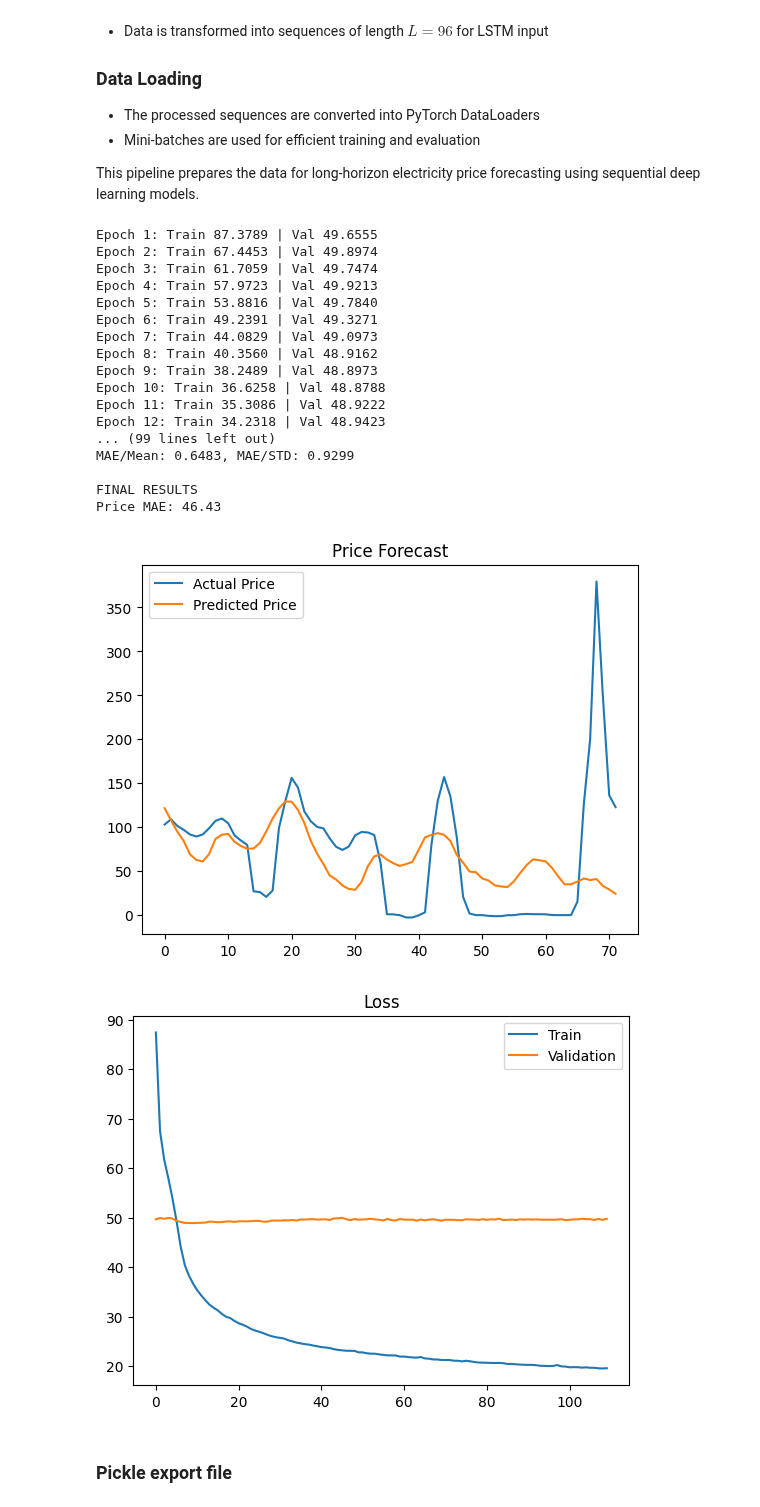
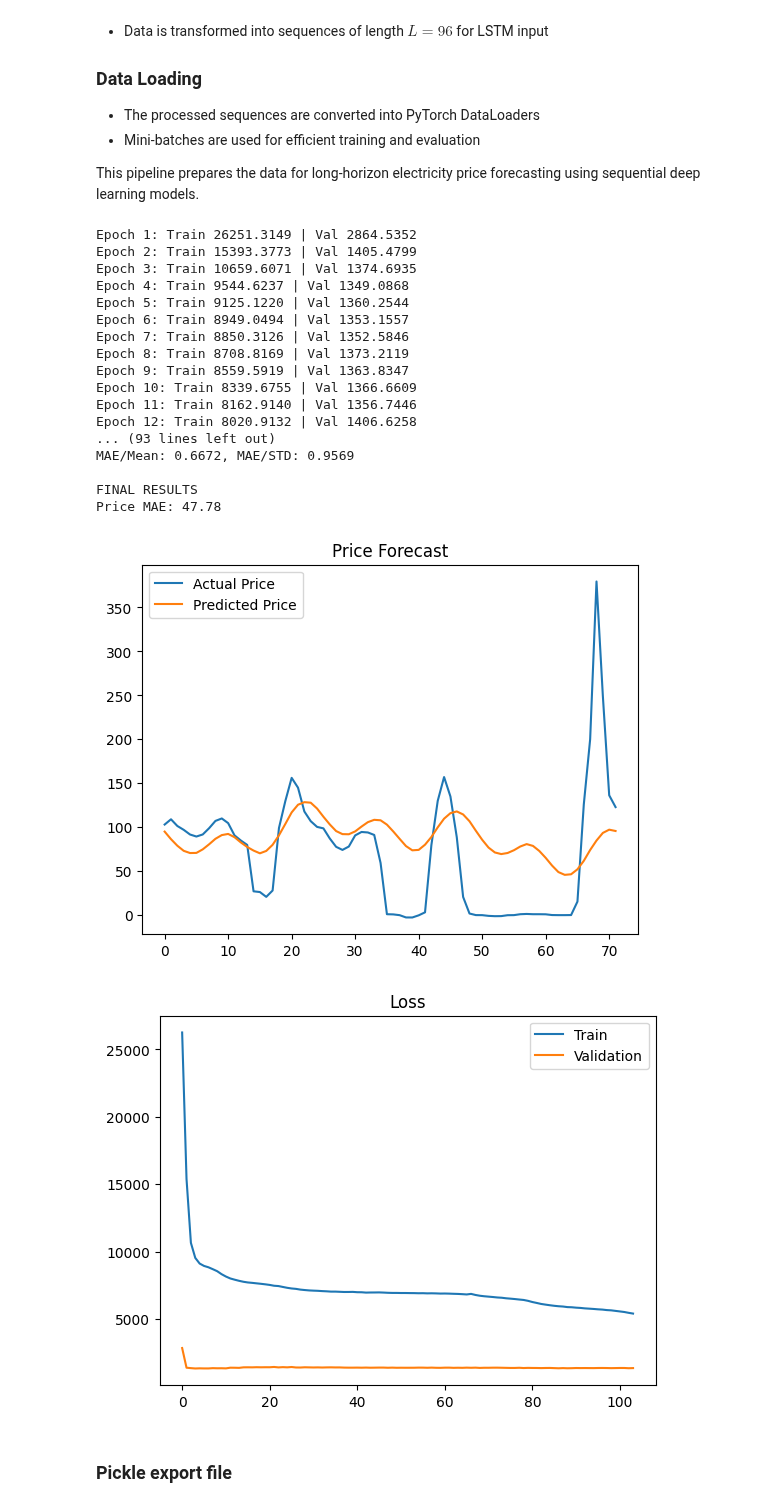
Before and after one commit to JonasDennisHansen/Advanced_business_analytics, a Jupyter notebook: LSTM_ludvig.ipynb, the cells around one changed output. Cells and saved outputs as stored; diff of their text form; code cells hidden in the pictures.

```diff
--- a/LSTM_ludvig.ipynb
+++ b/LSTM_ludvig.ipynb
@@ -409,9 +409,9 @@ class LSTMModelPrice(nn.Module):
         super().__init__()
         self.lstm = nn.LSTM(input_dim, 48, num_layers=2, batch_first=True, dropout=0.2)
         self.fc = nn.Sequential(
-            nn.Linear(48, 128),
+            nn.Linear(48, 96),
             nn.ReLU(),
-            nn.Linear(128, output_dim)
+            nn.Linear(96, output_dim)
         )
 
     def forward(self, x):
@@ -815,8 +815,6 @@ X_train, X_val, X_test, Y_train, Y_val, Y_test, exportX, exportY = prepare_data(
 )
 
 X_train, X_val, X_test, exportX, scaler = scale_data(X_train, X_val, X_test, exportX)
-Y_train, Y_val, Y_test , exportY, y_scaler = scale_data(Y_train, Y_val, Y_test, exportY)
-
 
 X_train, Y_train = create_sequences(X_train, Y_train, SEQ_LEN, HORIZON)
 X_val, Y_val = create_sequences(X_val, Y_val, SEQ_LEN, HORIZON)
@@ -832,50 +830,48 @@ test_loader  = DataLoader(SeqDataset(X_test, Y_test), batch_size=64)
 # %%
 model = LSTMModelPrice(X_train.shape[2], output_dim=Y_train.shape[1]).to(device)
 
 optimizer = torch.optim.Adam(model.parameters(), lr=0.001)
 criterion = nn.L1Loss()
 
 
 model, train_losses, val_losses, best_val = train_model(
     model,
     train_loader,
     val_loader,
     criterion,
     optimizer,
     EPOCHS,
     patience=100,
     device=device
 )
 
 
 preds, actuals = get_predictions(model, test_loader, device=device)
 
-preds_real = y_scaler.inverse_transform(preds)
-actuals_real = y_scaler.inverse_transform(actuals)
 
-performance_metrics(preds_real, actuals_real)
-evaluate_and_plot(preds_real, actuals_real, HORIZON, mode="price", idx=200)
+performance_metrics(preds, actuals)
+evaluate_and_plot(preds, actuals, HORIZON, mode="price", idx=200)
 plot_losses(train_losses, val_losses)
 # %% [output]
-Epoch 1: Train 87.3789 | Val 49.6555
-Epoch 2: Train 67.4453 | Val 49.8974
-Epoch 3: Train 61.7059 | Val 49.7474
-Epoch 4: Train 57.9723 | Val 49.9213
-Epoch 5: Train 53.8816 | Val 49.7840
-Epoch 6: Train 49.2391 | Val 49.3271
-Epoch 7: Train 44.0829 | Val 49.0973
-Epoch 8: Train 40.3560 | Val 48.9162
-Epoch 9: Train 38.2489 | Val 48.8973
-Epoch 10: Train 36.6258 | Val 48.8788
-Epoch 11: Train 35.3086 | Val 48.9222
-Epoch 12: Train 34.2318 | Val 48.9423
-... (99 lines left out)
-MAE/Mean: 0.6483, MAE/STD: 0.9299
+Epoch 1: Train 26251.3149 | Val 2864.5352
+Epoch 2: Train 15393.3773 | Val 1405.4799
+Epoch 3: Train 10659.6071 | Val 1374.6935
+Epoch 4: Train 9544.6237 | Val 1349.0868
+Epoch 5: Train 9125.1220 | Val 1360.2544
+Epoch 6: Train 8949.0494 | Val 1353.1557
+Epoch 7: Train 8850.3126 | Val 1352.5846
+Epoch 8: Train 8708.8169 | Val 1373.2119
+Epoch 9: Train 8559.5919 | Val 1363.8347
+Epoch 10: Train 8339.6755 | Val 1366.6609
+Epoch 11: Train 8162.9140 | Val 1356.7446
+Epoch 12: Train 8020.9132 | Val 1406.6258
+... (93 lines left out)
+MAE/Mean: 0.6672, MAE/STD: 0.9569
 
 FINAL RESULTS
-Price MAE: 46.43
+Price MAE: 47.78
-[figure, old version]
+[figure, new version]
-[figure, old version]
+[figure, new version]
 # %% [markdown]
 ### Pickle export file
 # %%
```
Also changed, not shown: parts of 1 cell of this notebook, 1 other file.
